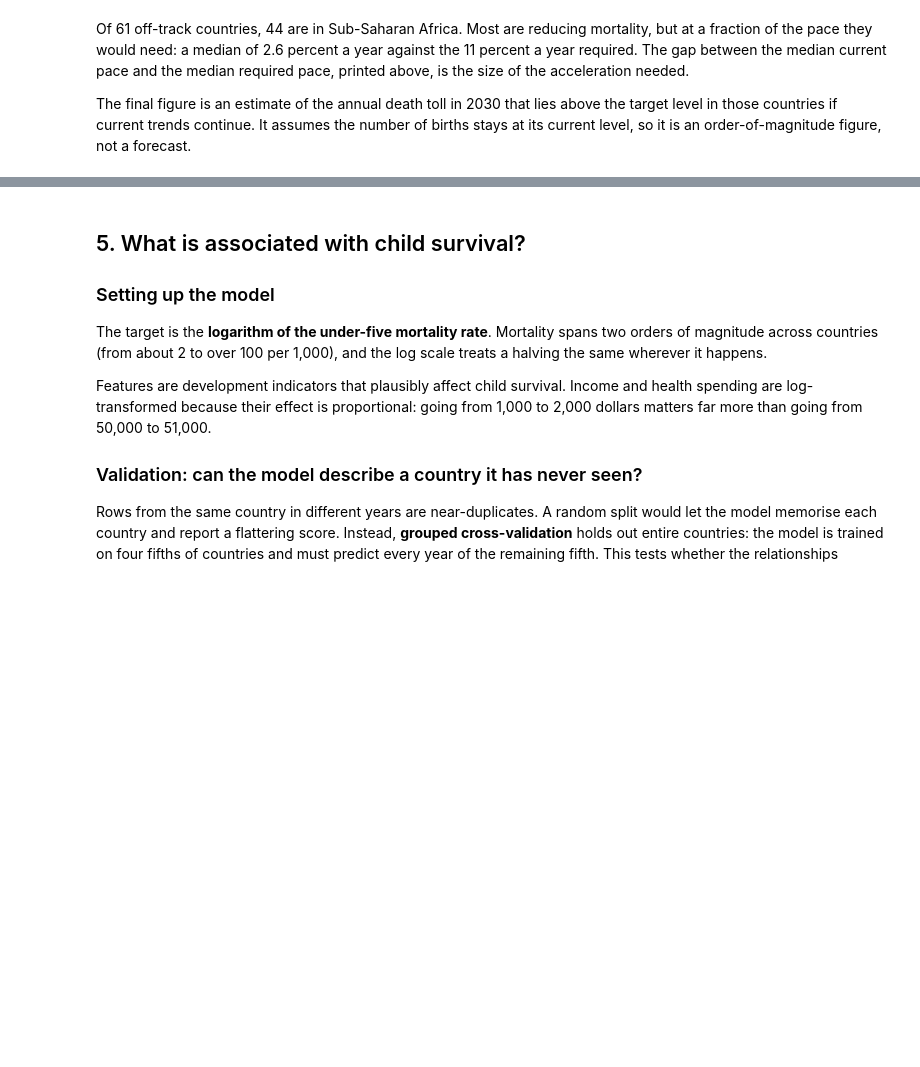
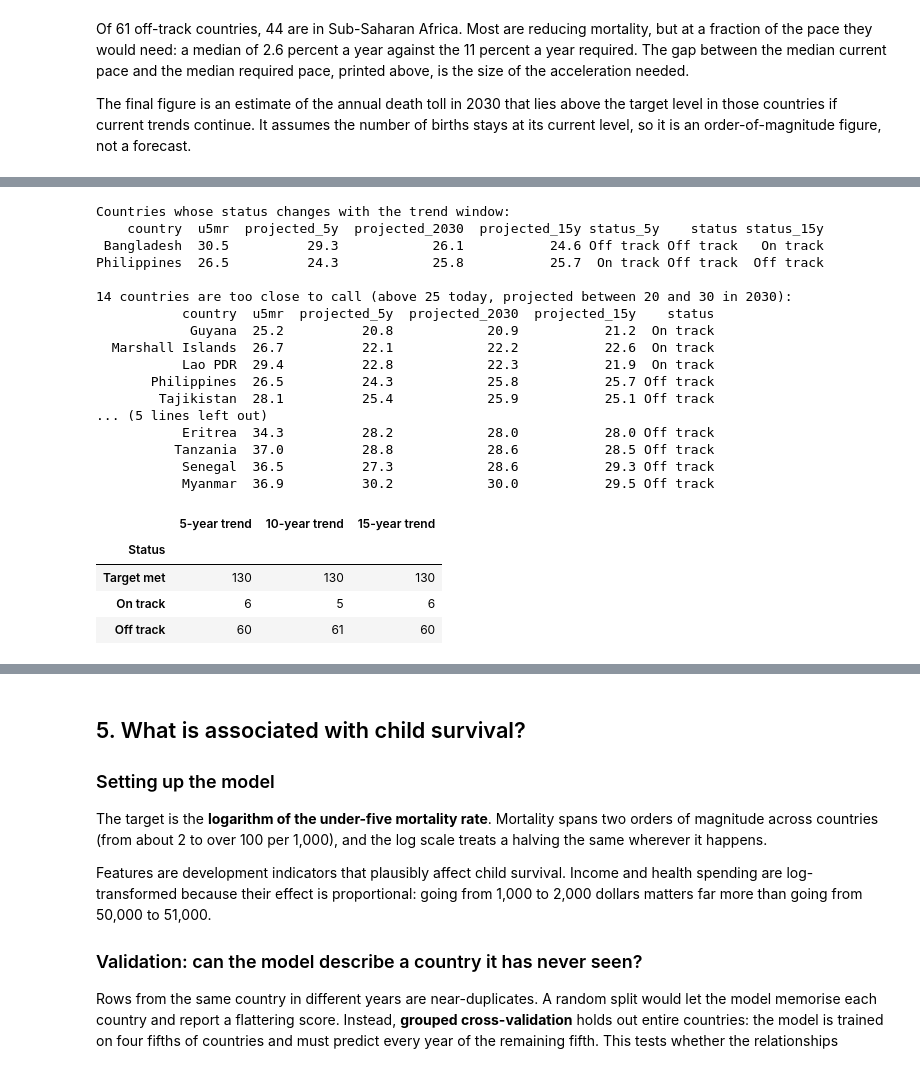
Before and after one commit to Chiamaka-Uchenna/child-mortality-sdg, a Jupyter notebook: notebooks/child_mortality_sdg.ipynb, the cells around one changed output, grey strips where cells are left out. Cells and saved outputs as stored; diff of their text form; code cells hidden in the pictures; blank space fills up the shorter version.

Commit message:
Add trend-window sensitivity check and too-close-to-call flag to the 2030 tracker

```diff
--- a/notebooks/child_mortality_sdg.ipynb
+++ b/notebooks/child_mortality_sdg.ipynb
@@ -295,0 +304,55 @@ The final figure is an estimate of the annual death toll in 2030 that lies above
+# %%
+def classify(window):
+    out = {}
+    for iso3, group in panel[panel["year"] > LAST - window].groupby("iso3"):
+        group = group.sort_values("year")
+        if len(group) < 5:
+            continue
+        slope = np.polyfit(group["year"], np.log(group["u5mr"]), 1)[0]
+        current = float(group["u5mr"].iloc[-1])
+        projected = current * float(np.exp(slope * (2030 - LAST)))
+        out[iso3] = {"projected": projected, "status": "Target met" if current <= 25 else ("On track" if projected <= 25 else "Off track")}
+    return pd.DataFrame(out).T
+
+
+by_window = {window: classify(window) for window in (5, 10, 15)}
+sensitivity = pd.DataFrame({f"{window}-year trend": by_window[window]["status"].value_counts() for window in by_window})
+sensitivity = sensitivity.reindex(["Target met", "On track", "Off track"]).fillna(0).astype(int)
+sensitivity.index.name = "Status"
+
+for window in (5, 15):
+    sdg[f"projected_{window}y"] = sdg["iso3"].map(by_window[window]["projected"]).astype(float)
+    sdg[f"status_{window}y"] = sdg["iso3"].map(by_window[window]["status"])
+sdg["borderline"] = (sdg["u5mr"] > 25) & sdg["projected_2030"].between(20, 30)
+
+changed = sdg[(sdg["status"] != sdg["status_5y"]) | (sdg["status"] != sdg["status_15y"])]
+borderline = sdg[sdg["borderline"]].sort_values("projected_2030")
+print("Countries whose status changes with the trend window:")
+print(changed[["country", "u5mr", "projected_5y", "projected_2030", "projected_15y", "status_5y", "status", "status_15y"]].round(1).to_string(index=False))
+print()
+print(f"{len(borderline)} countries are too close to call (above 25 today, projected between 20 and 30 in 2030):")
+print(borderline[["country", "u5mr", "projected_5y", "projected_2030", "projected_15y", "status"]].round(1).to_string(index=False))
+sensitivity
+# %% [output]
+Countries whose status changes with the trend window:
+    country  u5mr  projected_5y  projected_2030  projected_15y status_5y    status status_15y
+ Bangladesh  30.5          29.3            26.1           24.6 Off track Off track   On track
+Philippines  26.5          24.3            25.8           25.7  On track Off track  Off track
+
+14 countries are too close to call (above 25 today, projected between 20 and 30 in 2030):
+           country  u5mr  projected_5y  projected_2030  projected_15y    status
+            Guyana  25.2          20.8            20.9           21.2  On track
+  Marshall Islands  26.7          22.1            22.2           22.6  On track
+           Lao PDR  29.4          22.8            22.3           21.9  On track
+       Philippines  26.5          24.3            25.8           25.7 Off track
+        Tajikistan  28.1          25.4            25.9           25.1 Off track
+... (5 lines left out)
+           Eritrea  34.3          28.2            28.0           28.0 Off track
+          Tanzania  37.0          28.8            28.6           28.5 Off track
+           Senegal  36.5          27.3            28.6           29.3 Off track
+           Myanmar  36.9          30.2            30.0           29.5 Off track
+|  | 5-year trend | 10-year trend | 15-year trend |
+| Status |  |  |  |
+| Target met | 130 | 130 | 130 |
+| On track | 6 | 5 | 6 |
+| Off track | 60 | 61 | 60 |
```
Also changed, not shown: parts of 4 cells of this notebook, 4 other files.
